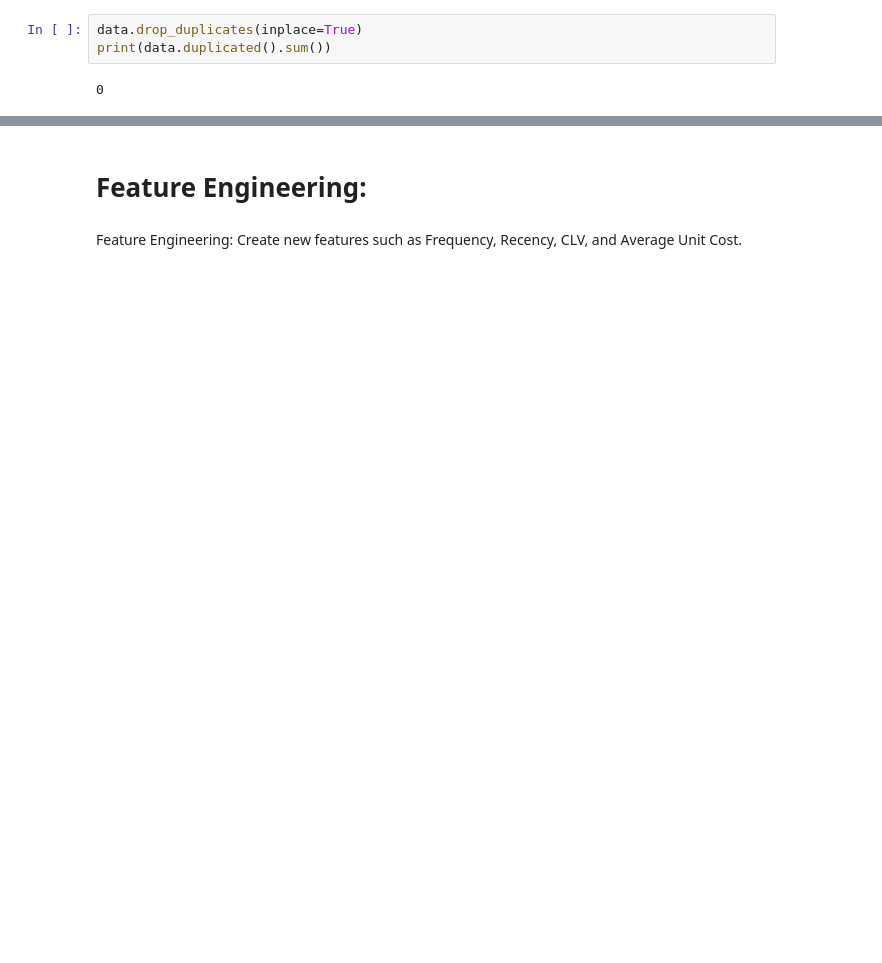
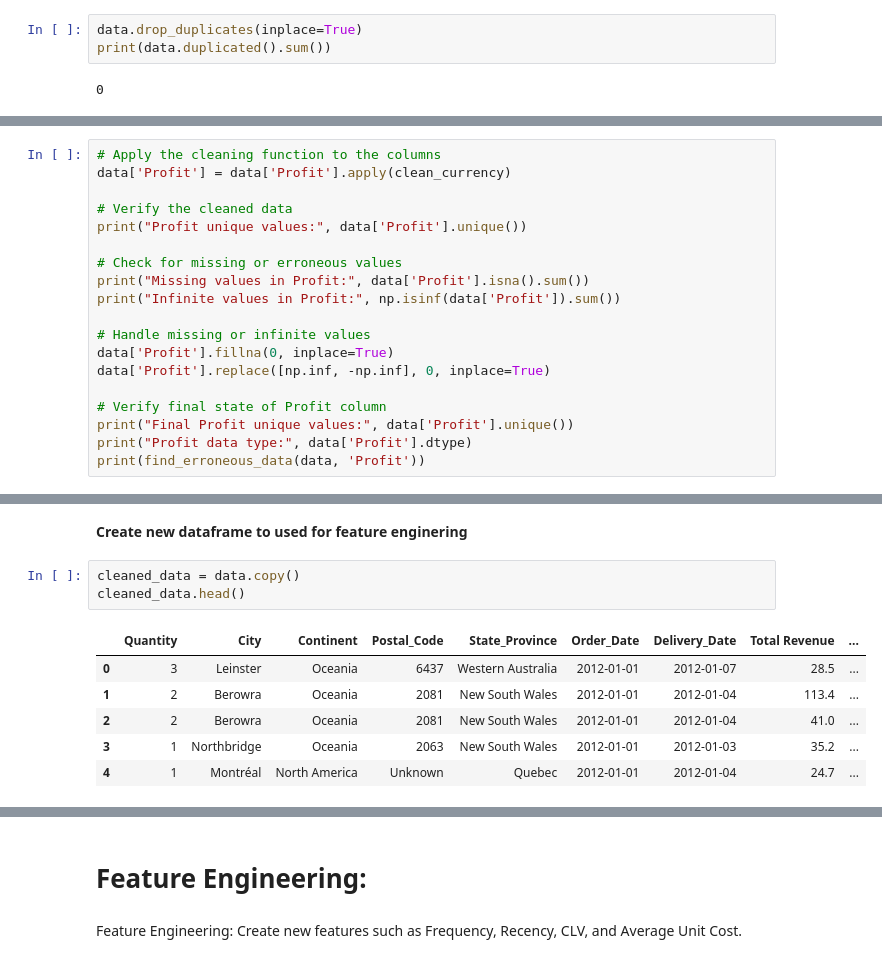
Before and after one commit to sheldonkemper/portfolio, a Jupyter notebook: KEMPER_SHELDON_CAM_C101_Week_6_Mini-project.ipynb, the cells around one changed output, grey strips where cells are left out. Cells and saved outputs as stored; diff of their text form; blank space fills up the shorter version.

```diff
--- a/KEMPER_SHELDON_CAM_C101_Week_6_Mini-project.ipynb
+++ b/KEMPER_SHELDON_CAM_C101_Week_6_Mini-project.ipynb
@@ -284,0 +751,19 @@ plt.show()
+# %%
+# Apply the cleaning function to the columns
+data['Profit'] = data['Profit'].apply(clean_currency)
+
+# Verify the cleaned data
+print("Profit unique values:", data['Profit'].unique())
+
+# Check for missing or erroneous values
+print("Missing values in Profit:", data['Profit'].isna().sum())
+print("Infinite values in Profit:", np.isinf(data['Profit']).sum())
+
+# Handle missing or infinite values
+data['Profit'].fillna(0, inplace=True)
+data['Profit'].replace([np.inf, -np.inf], 0, inplace=True)
+
+# Verify final state of Profit column
+print("Final Profit unique values:", data['Profit'].unique())
+print("Profit data type:", data['Profit'].dtype)
+print(find_erroneous_data(data, 'Profit'))
@@ -284,0 +882,12 @@ plt.show()
+# %% [markdown]
+**Create new dataframe to used for feature enginering**
+# %%
+cleaned_data = data.copy()
+cleaned_data.head()
+# %% [output]
+|  | Quantity | City | Continent | Postal_Code | State_Province | Order_Date | Delivery_Date | Total Revenue | ... |
+| 0 | 3 | Leinster | Oceania | 6437 | Western Australia | 2012-01-01 | 2012-01-07 | 28.5 | ... |
+| 1 | 2 | Berowra | Oceania | 2081 | New South Wales | 2012-01-01 | 2012-01-04 | 113.4 | ... |
+| 2 | 2 | Berowra | Oceania | 2081 | New South Wales | 2012-01-01 | 2012-01-04 | 41.0 | ... |
+| 3 | 1 | Northbridge | Oceania | 2063 | New South Wales | 2012-01-01 | 2012-01-03 | 35.2 | ... |
+| 4 | 1 | Montréal | North America | Unknown | Quebec | 2012-01-01 | 2012-01-04 | 24.7 | ... |
```
Also changed, not shown: parts of 74 cells of this notebook.
